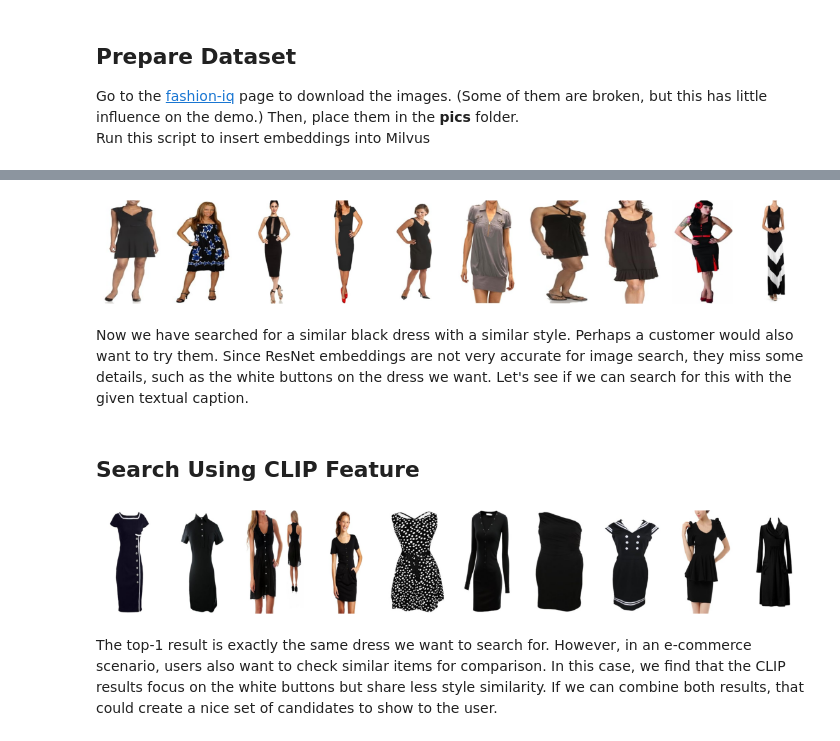
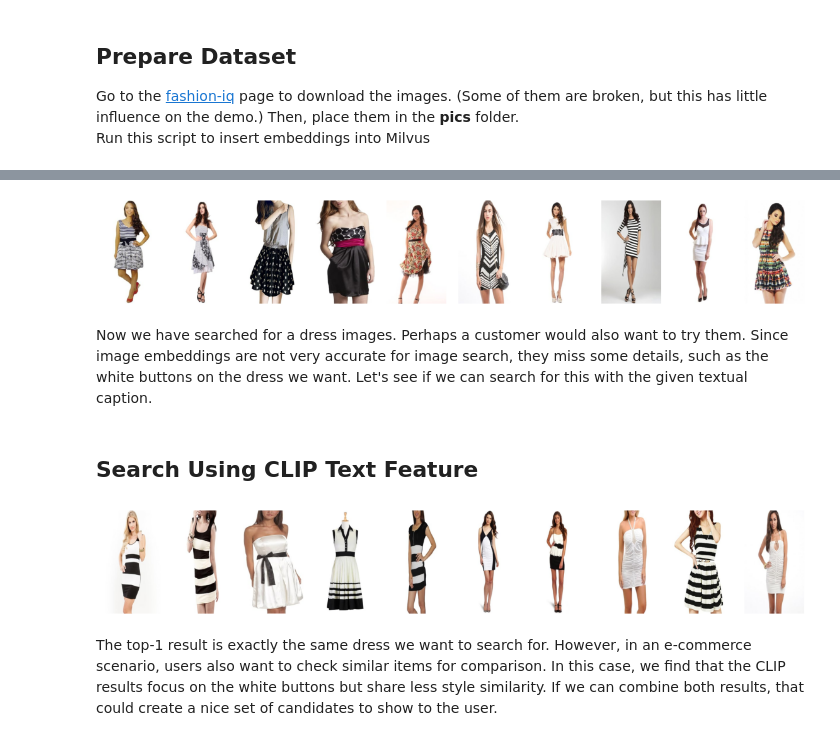
Before and after one commit to wxywb/hybrid_search_example, a Jupyter notebook: multimodal_hybrid/demo.ipynb, the cells around one changed output, grey strips where cells are left out. Drawn from its saved outputs; the diff is of its cells as text; code cells hidden in the pictures.

```diff
--- a/multimodal_hybrid/demo.ipynb
+++ b/multimodal_hybrid/demo.ipynb
@@ -32,57 +30,55 @@ After inserting features from the dataset into Milvus, we are interested in sear
 # %%
 from search import show_images_horizontally
 from pymilvus import Collection, connections
-from gen_features import ResNetFeatureExtractor
+from gen_features import CLIPFeatureExtractor
 import os
 import numpy as np
 from PIL import Image
 
-os.makedirs('resnet', exist_ok=True)
+os.makedirs('clip_image', exist_ok=True)
 connections.connect("default", host="localhost", port="19530")
 col_name = f'fashioniq'
 col = Collection(col_name)
 col.load()
 
-resnet_fe = ResNetFeatureExtractor()
+extractor = CLIPFeatureExtractor()
 
-image = Image.open("mysearch.png").convert('RGB')
-featr = resnet_fe(image).detach().cpu().numpy()
-featr = featr / np.linalg.norm(featr)
+image = Image.open("search3.png").convert('RGB')
+featv = extractor(image).detach().cpu().numpy()
+featv = featv / np.linalg.norm(featv)
 
-resnet_search_params = {"metric_type": "IP", "params": {}}
-results = col.search(featr, anns_field="resnet_vector", param=resnet_search_params, limit=10, output_fields=['filename'])
+image_search_params = {"metric_type": "IP", "params": {}}
+results = col.search(featv, anns_field="vector", param=image_search_params, limit=10, output_fields=['filename'])
 for i, result in enumerate(results[0]):
-    os.system(f'cp ../pics/{result.filename}  resnet/res{i}.jpg ')
+    os.system(f'cp ./pics/{result.filename}  clip_image/res{i}.jpg ')
 
-show_images_horizontally('./resnet', 20, 3)
+show_images_horizontally('./clip_image', 20, 3)
 # %% [output]
-[figure, old version]
+[figure, new version]
 # %% [markdown]
-Now we have searched for a similar black dress with a similar style. Perhaps a customer would also want to try them. Since ResNet embeddings are not very accurate for image search, they miss some details, such as the white buttons on the dress we want. Let's see if we can search for this with the given textual caption.
+Now we have searched for a dress images. Perhaps a customer would also want to try them. Since image embeddings are not very accurate for image search, they miss some details, such as the white buttons on the dress we want. Let's see if we can search for this with the given textual caption.
 # %% [markdown]
-## Search Using CLIP Feature
+## Search Using CLIP Text Feature
 # %%
 from search import show_images_horizontally
 from gen_features import CLIPFeatureExtractor
 import os
 import numpy as np
 
-os.makedirs('clip', exist_ok=True)
+os.makedirs('clip_text', exist_ok=True)
 
-clip_fe = CLIPFeatureExtractor()
+text = "white dress with black strip."
+featt = extractor(text).detach().cpu().numpy()
+featc = featt / np.linalg.norm(featt)
 
-text = "a black dress with white buttons."
-featc = clip_fe(text).detach().cpu().numpy()
-featc = featc / np.linalg.norm(featc)
+text_search_params = {"metric_type": "IP", "params": {}}
+results = col.search(featc, anns_field="vector", param=text_search_params, limit=10, output_fields=['filename'])
+for i, result in enumerate(results[0]):
+    os.system(f'cp ./pics/{result.filename}  clip_text/res{i}.jpg ')
 
-clip_search_params = {"metric_type": "IP", "params": {}}
-results = col.search(featc, anns_field="clip_vector", param=clip_search_params, limit=10, output_fields=['filename'])
-for i, result in enumerate(results[0]):
-    os.system(f'cp ../pics/{result.filename}  clip/res{i}.jpg ')
-
-show_images_horizontally('./clip', 20, 3)
+show_images_horizontally('./clip_text', 20, 3)
 # %% [output]
-[figure, old version]
+[figure, new version]
 # %% [markdown]
 The top-1 result is exactly the same dress we want to search for. However, in an e-commerce scenario, users also want to check similar items for comparison. In this case, we find that the CLIP results focus on the white buttons but share less style similarity. If we can combine both results, that could create a nice set of candidates to show to the user.
 # %% [markdown]
```
Also changed, not shown: parts of 4 cells of this notebook, 1 other file.
